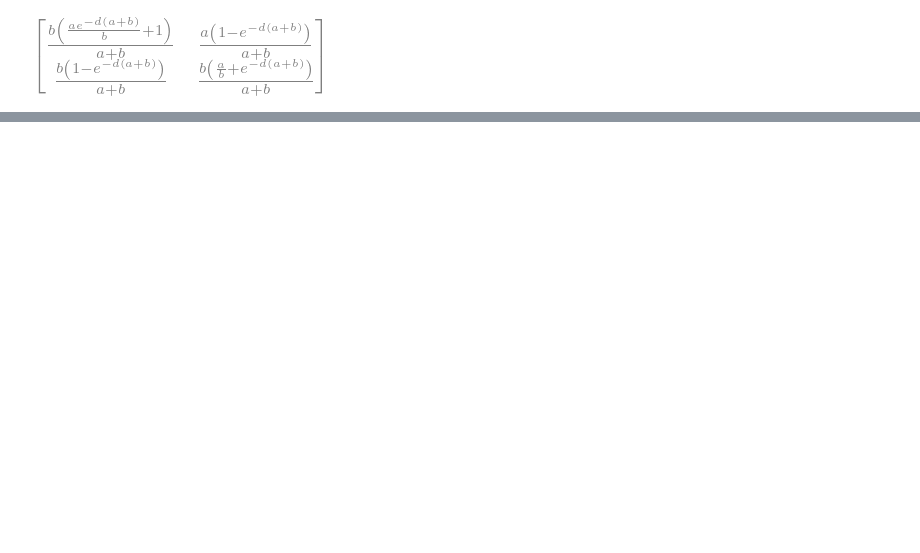
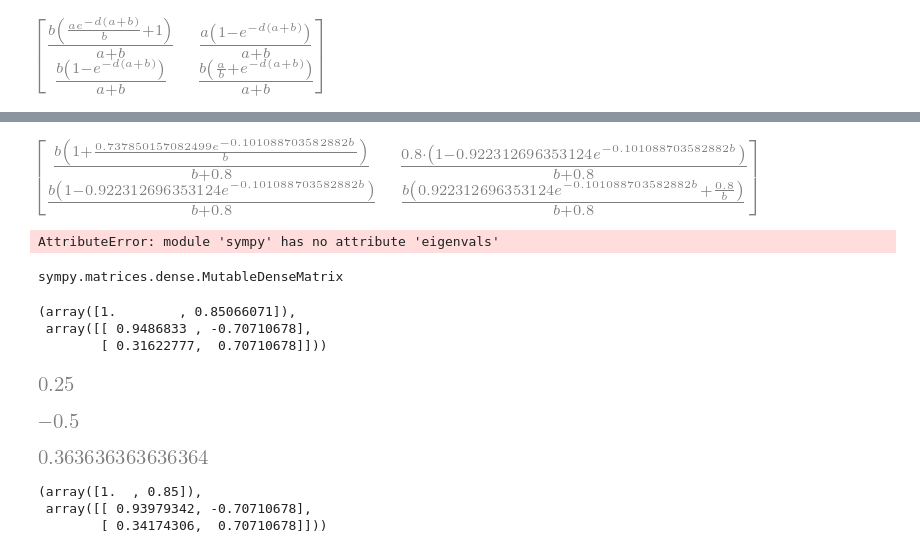
Before and after one commit to ottersome/StochasticProcesses, a Jupyter notebook: secondary_tools/This notebook whool.ipynb, the cells around one changed output, grey strips where cells are left out. Cells and saved outputs as stored; diff of their text form; code cells hidden in the pictures; blank space fills up the shorter version.

```diff
--- a/secondary_tools/This notebook whool.ipynb
+++ b/secondary_tools/This notebook whool.ipynb
@@ -56,0 +74,27 @@ array([1.00000000000000, 1.00000000000000], dtype=object)
+# %%
+meep.subs([(a,0.8),(b,1.4),(d,1/9.892302152041209)])
+# %% [output]
+[figure, added]
+# %%
+b= sympy.Matrix(meep.T - sympy.eye(2))
+# %%
+sympy.eigenvals(meep.T)
+# %% [output]
+AttributeError: module 'sympy' has no attribute 'eigenvals'
+# %%
+type(meep)
+# %% [output]
+sympy.matrices.dense.MutableDenseMatrix
+# %%
+woofy = np.array(np.transpose(woof)).astype(np.float64)
+np.linalg.eig(woofy)
+# %% [output]
+(array([1.        , 0.85066071]),
+ array([[ 0.9486833 , -0.70710678],
+        [ 0.31622777,  0.70710678]]))
+# %%
+x2 =  (1-(b/(a+b))*(1+(a/b)*sympy.exp(-d*(a+b))))/((-b/(a+b))*sympy.exp(-d*(a+b))*((a/b)+1)+1)
+# %%
+x2.subs([(a,0.4),(b,1.2),(d,1/9.892302152041209)])
+# %% [output]
+[figure, added]
@@ -56,0 +103,20 @@ array([1.00000000000000, 1.00000000000000], dtype=object)
+# %%
+
+x3.subs([(a,0.4),(b,1.2),(d,1/9.892302152041209)])
+# %% [output]
+[figure, added]
+# %%
+m = b/(b+a)
+n = a/(b+a)
+t = -d*(a+b)
+x4 = (1-m-n*sympy.exp(t))/(1-m*sympy.exp(t)-n*sympy.exp(t))
+x4.subs([(a,0.8),(b,1.4),(d,1/7.2493812225852965)])
+# %% [output]
+[figure, added]
+# %%
+k = np.array([[0.96,0.11],[0.04,0.89]] )
+np.linalg.eig(k)
+# %% [output]
+(array([1.  , 0.85]),
+ array([[ 0.93979342, -0.70710678],
+        [ 0.34174306,  0.70710678]]))
```
Also changed, not shown: parts of 9 cells of this notebook, 4 other files.
